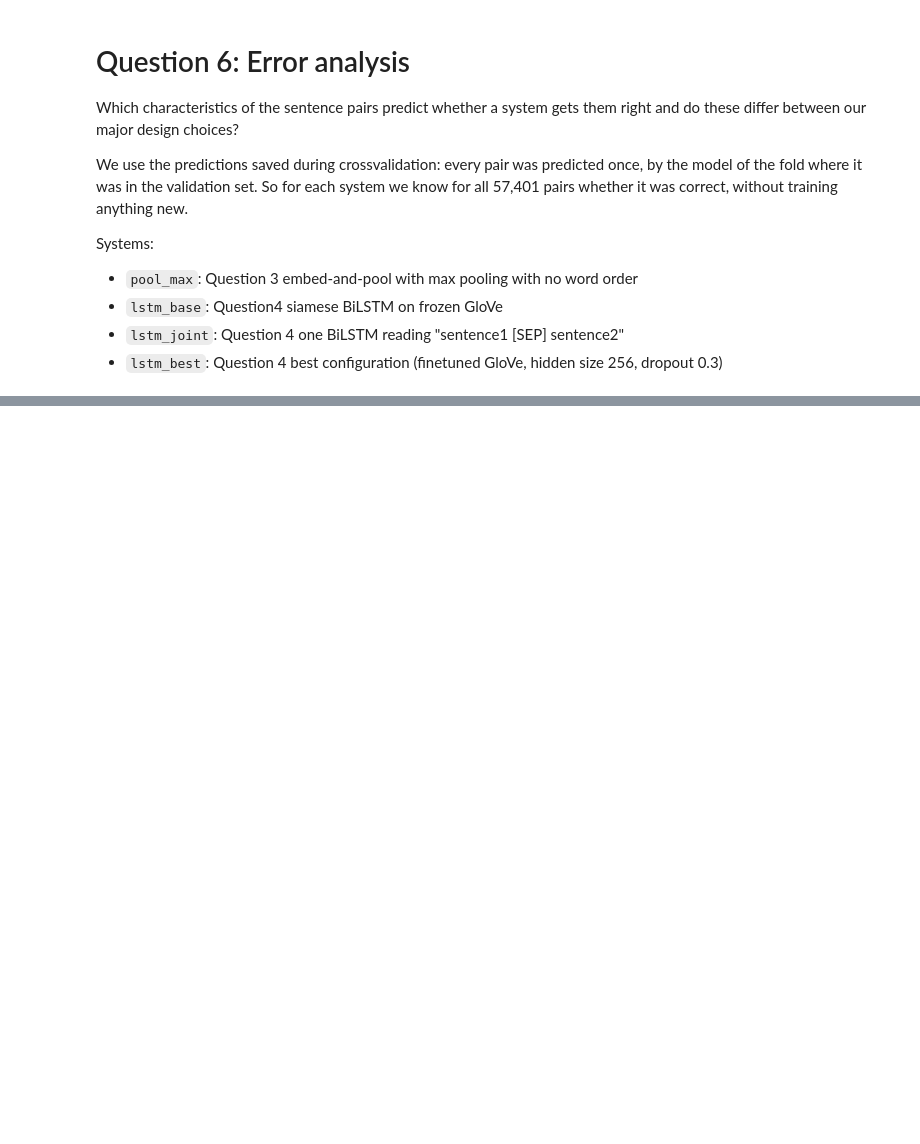
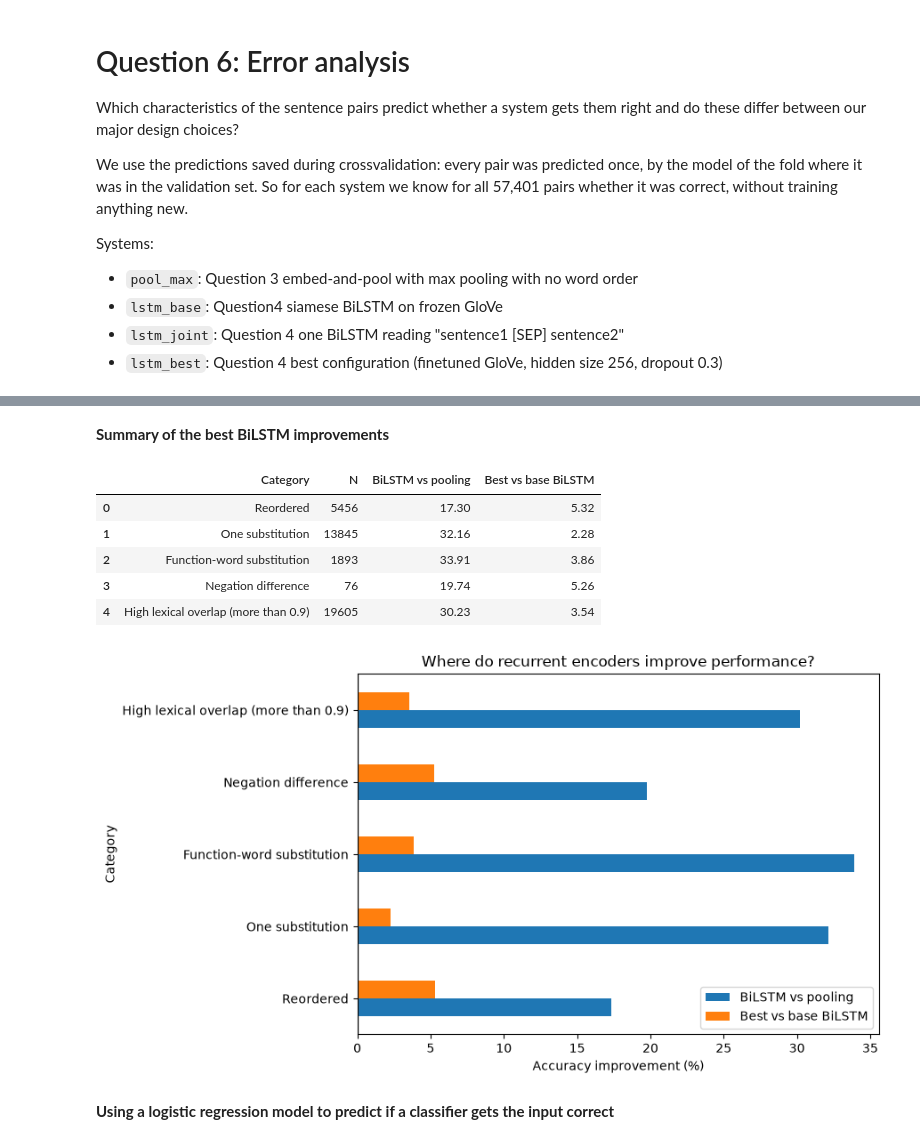
Before and after one commit to dries02/nlp1-student, a Jupyter notebook: project2/question6_analysis.ipynb, the cells around one changed output, grey strips where cells are left out. Cells and saved outputs as stored; diff of their text form; code cells hidden in the pictures; blank space fills up the shorter version.

```diff
--- a/project2/question6_analysis.ipynb
+++ b/project2/question6_analysis.ipynb
@@ -67,0 +319,13 @@ Name: accuracy (%), dtype: float64
+# %%
+correct_columns = [
+    f"correct_{name}" for name in SYSTEMS
+]
+
+df["all_wrong"] = (df[correct_columns].sum(axis=1) == 0)
+
+display(
+    df.loc[
+        df["all_wrong"],
+        ["sentence1", "sentence2", "label",
+         "lexical_overlap", "reordered"]].head(15)
+)
@@ -67,0 +349,48 @@ Name: accuracy (%), dtype: float64
+# %% [markdown]
+**Summary of the best BiLSTM improvements**
+# %%
+categories = {
+    "Reordered": df["reordered"],
+    "One substitution": df["one_substitution"],
+    "Function-word substitution": df["function_word_substitution"],
+    "Negation difference": df["negation_difference"],
+    "High lexical overlap (more than 0.9)": df["lexical_overlap"] >= 0.9,
+}
+
+gains = []
+
+for name, mask in categories.items():
+    group = df[mask]
+
+    gains.append({
+        "Category": name,
+        "N": len(group),
+        "BiLSTM vs pooling": (
+            group["correct_lstm_base"].mean()
+            - group["correct_pool_max"].mean()) * 100,
+        "Best vs base BiLSTM": (
+            group["correct_lstm_best"].mean()
+            - group["correct_lstm_base"].mean()) * 100,
+    })
+
+gains_df = pd.DataFrame(gains)
+display(gains_df.round(2))
+
+ax = gains_df.set_index("Category")[
+    ["BiLSTM vs pooling", "Best vs base BiLSTM"]].plot.barh(figsize=(9, 5))
+
+ax.axvline(0, color="gray", linewidth=1)
+ax.set_xlabel("Accuracy improvement (%)")
+ax.set_title("Where do recurrent encoders improve performance?")
+plt.tight_layout()
+plt.show()
+# %% [output]
+|  | Category | N | BiLSTM vs pooling | Best vs base BiLSTM |
+| 0 | Reordered | 5456 | 17.30 | 5.32 |
+| 1 | One substitution | 13845 | 32.16 | 2.28 |
+| 2 | Function-word substitution | 1893 | 33.91 | 3.86 |
+| 3 | Negation difference | 76 | 19.74 | 5.26 |
+| 4 | High lexical overlap (more than 0.9) | 19605 | 30.23 | 3.54 |
+[figure, added]
+# %% [markdown]
+**Using a logistic regression model to predict if a classifier gets the input correct**
```
Also changed, not shown: parts of 15 cells of this notebook, 1 other file.
